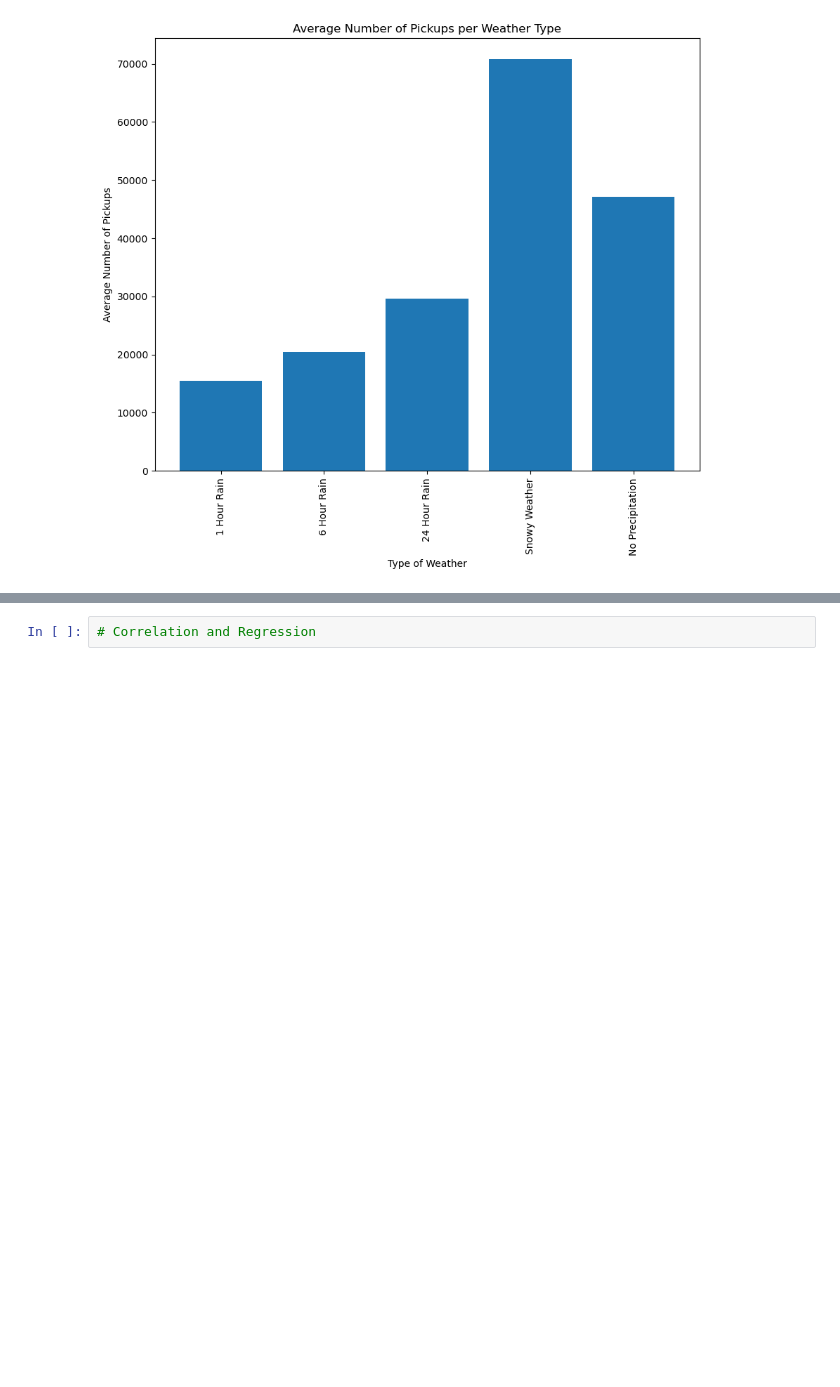
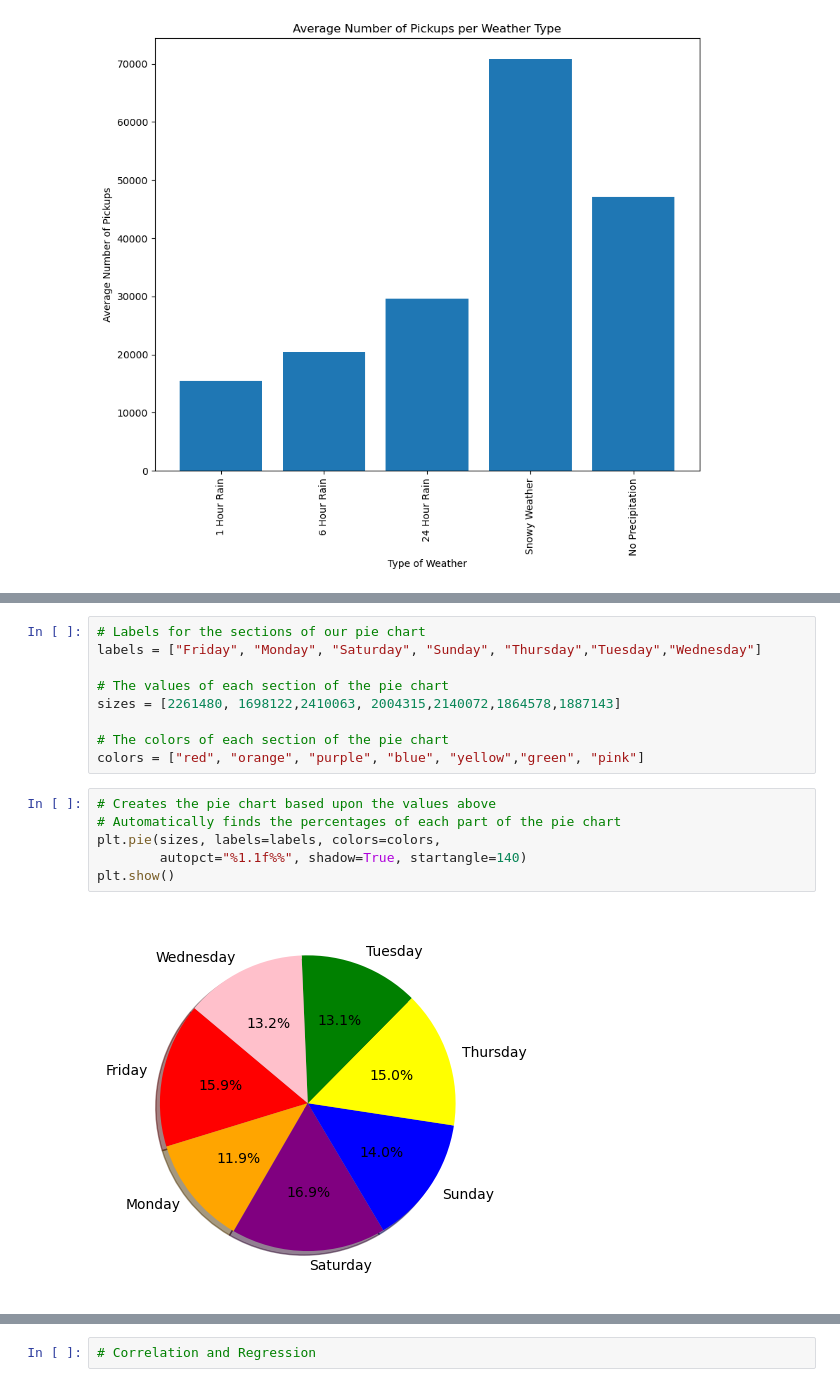
Before and after one commit to caleb-g23/Uber_Pickups_Project, a Jupyter notebook: Main/uber_main.ipynb, the cells around one changed output, grey strips where cells are left out. Saved outputs shown, nothing was run; the diff lists cells and outputs as text; blank space fills up the shorter version.

```diff
--- a/Main/uber_main.ipynb
+++ b/Main/uber_main.ipynb
@@ -375,0 +276,17 @@ plt.show()
+# %%
+# Labels for the sections of our pie chart
+labels = ["Friday", "Monday", "Saturday", "Sunday", "Thursday","Tuesday","Wednesday"]
+
+# The values of each section of the pie chart
+sizes = [2261480, 1698122,2410063, 2004315,2140072,1864578,1887143]
+
+# The colors of each section of the pie chart
+colors = ["red", "orange", "purple", "blue", "yellow","green", "pink"]
+# %%
+# Creates the pie chart based upon the values above
+# Automatically finds the percentages of each part of the pie chart
+plt.pie(sizes, labels=labels, colors=colors,
+        autopct="%1.1f%%", shadow=True, startangle=140)
+plt.show()
+# %% [output]
+[figure, added]
```
Also changed, not shown: parts of 33 cells of this notebook, 1 other file.
